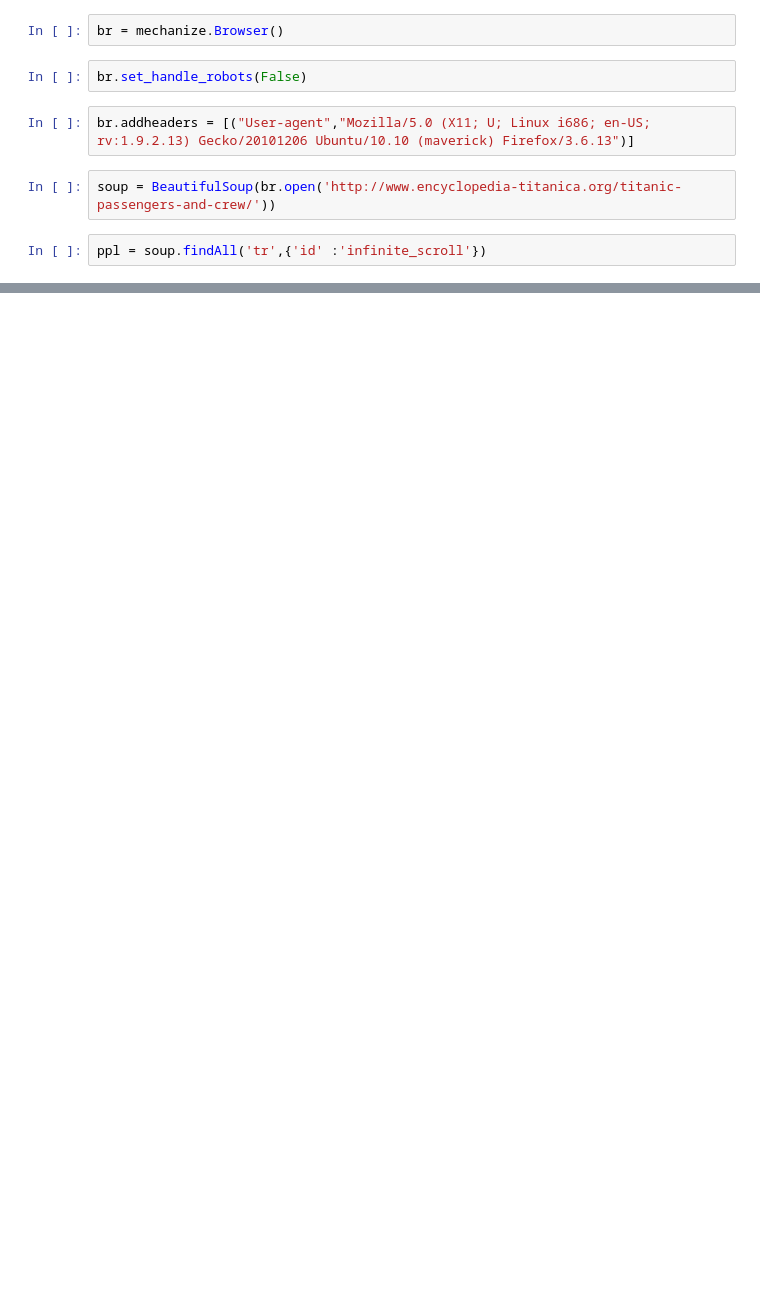
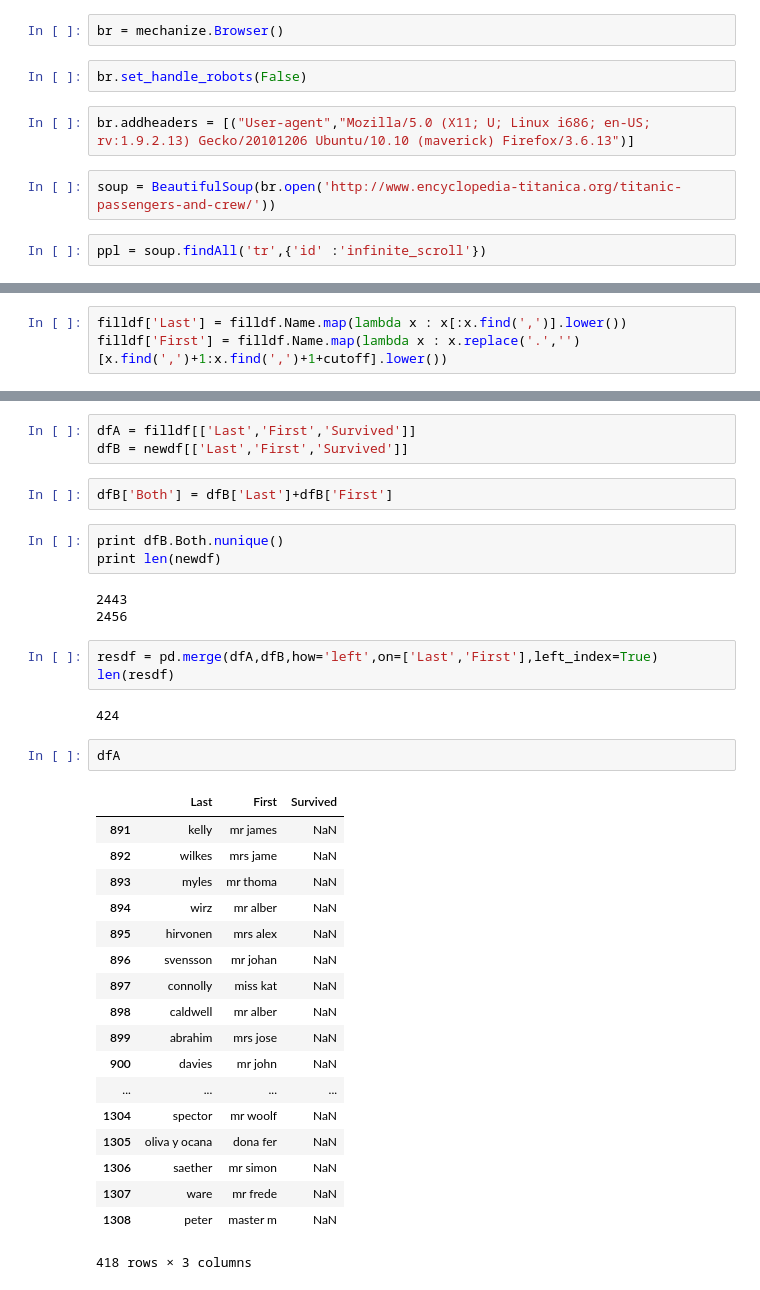
Before and after one commit to domspad/titanic_challenge, a Jupyter notebook: ipynbs/scraping_full_dataset.ipynb, the cells around one changed output, grey strips where cells are left out. Saved outputs shown, nothing was run; the diff lists cells and outputs as text; blank space fills up the shorter version.

```diff
--- a/ipynbs/scraping_full_dataset.ipynb
+++ b/ipynbs/scraping_full_dataset.ipynb
@@ -38,0 +137,3 @@ ZIMMERMANN, Mr Leo
+# %%
+filldf['Last'] = filldf.Name.map(lambda x : x[:x.find(',')].lower())
+filldf['First'] = filldf.Name.map(lambda x : x.replace('.','')[x.find(',')+1:x.find(',')+1+cutoff].lower())
@@ -38,0 +178,37 @@ ZIMMERMANN, Mr Leo
+# %%
+dfA = filldf[['Last','First','Survived']]
+dfB = newdf[['Last','First','Survived']]
+# %%
+dfB['Both'] = dfB['Last']+dfB['First']
+# %%
+print dfB.Both.nunique()
+print len(newdf)
+# %% [output]
+2443
+2456
+# %%
+resdf = pd.merge(dfA,dfB,how='left',on=['Last','First'],left_index=True)
+len(resdf)
+# %% [output]
+424
+# %%
+dfA
+# %% [output]
+|  | Last | First | Survived |
+| 891 | kelly | mr james | NaN |
+| 892 | wilkes | mrs jame | NaN |
+| 893 | myles | mr thoma | NaN |
+| 894 | wirz | mr alber | NaN |
+| 895 | hirvonen | mrs alex | NaN |
+| 896 | svensson | mr johan | NaN |
+| 897 | connolly | miss kat | NaN |
+| 898 | caldwell | mr alber | NaN |
+| 899 | abrahim | mrs jose | NaN |
+| 900 | davies | mr john | NaN |
+| ... | ... | ... | ... |
+| 1304 | spector | mr woolf | NaN |
+| 1305 | oliva y ocana | dona fer | NaN |
+| 1306 | saether | mr simon | NaN |
+| 1307 | ware | mr frede | NaN |
+| 1308 | peter | master m | NaN |
+418 rows × 3 columns
```
Also changed, not shown: parts of 22 cells of this notebook.
